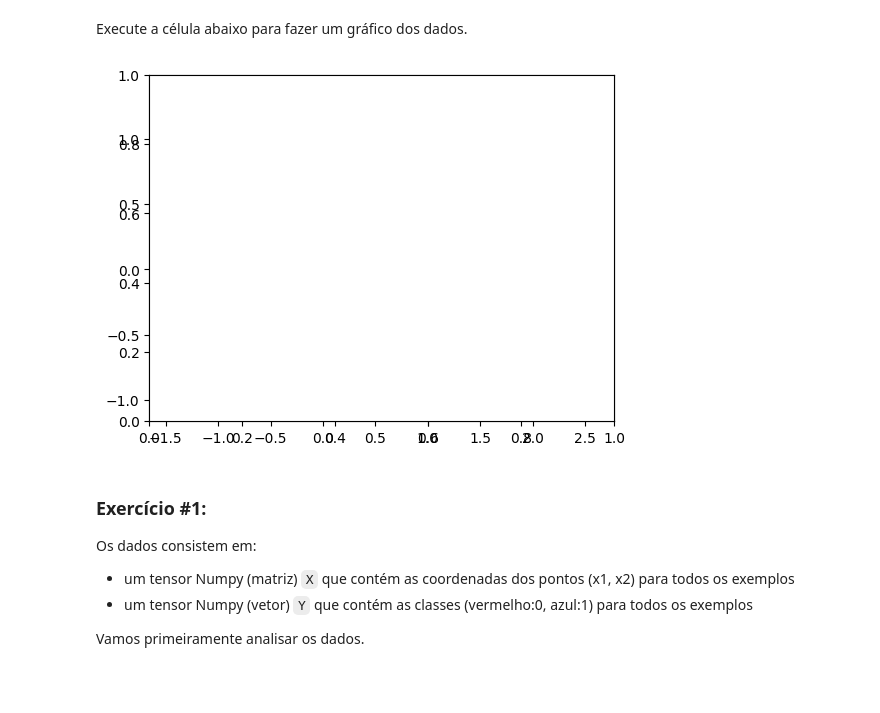
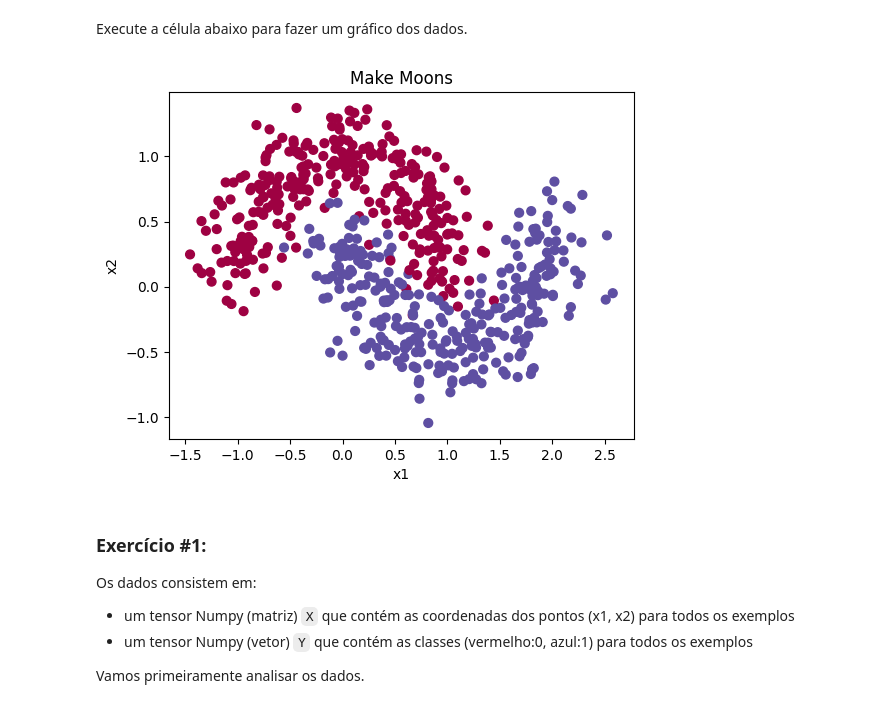
Before and after one commit to mbenedicto99/Python4DataScience, a Jupyter notebook: T1_Classificacao_binaria_RNA_rasa.ipynb, the cells around one changed output. Saved outputs shown, nothing was run; the diff lists cells and outputs as text; code cells hidden in the pictures; blank space fills up the shorter version.

```diff
--- a/T1_Classificacao_binaria_RNA_rasa.ipynb
+++ b/T1_Classificacao_binaria_RNA_rasa.ipynb
@@ -44,12 +44,12 @@ X, Y = X.T, Y.reshape(1, Y.shape[0])
 Execute a célula abaixo para fazer um gráfico dos dados.
 # %%
 # Visualização dos dados
-plt.figure(figsize=(6, 4.5))
-plt.scatter(X[0, :], X[1, :], c=Y.ravel(), s=40, cmap=plt.cm.Spectral)
-ax = plt.axes()
+fig, ax = plt.subplots(figsize=(6, 4.5))
+ax.scatter(X[0, :], X[1, :], c=Y.ravel(), s=40, cmap=plt.cm.Spectral)
+ax.set_xlabel('x1'); ax.set_ylabel('x2'); ax.set_title('Make Moons')
 plt.show()
 # %% [output]
-[figure, old version]
+[figure, new version]
 # %% [markdown]
 ### Exercício #1:
 
```
Also changed, not shown: parts of 5 cells of this notebook.
